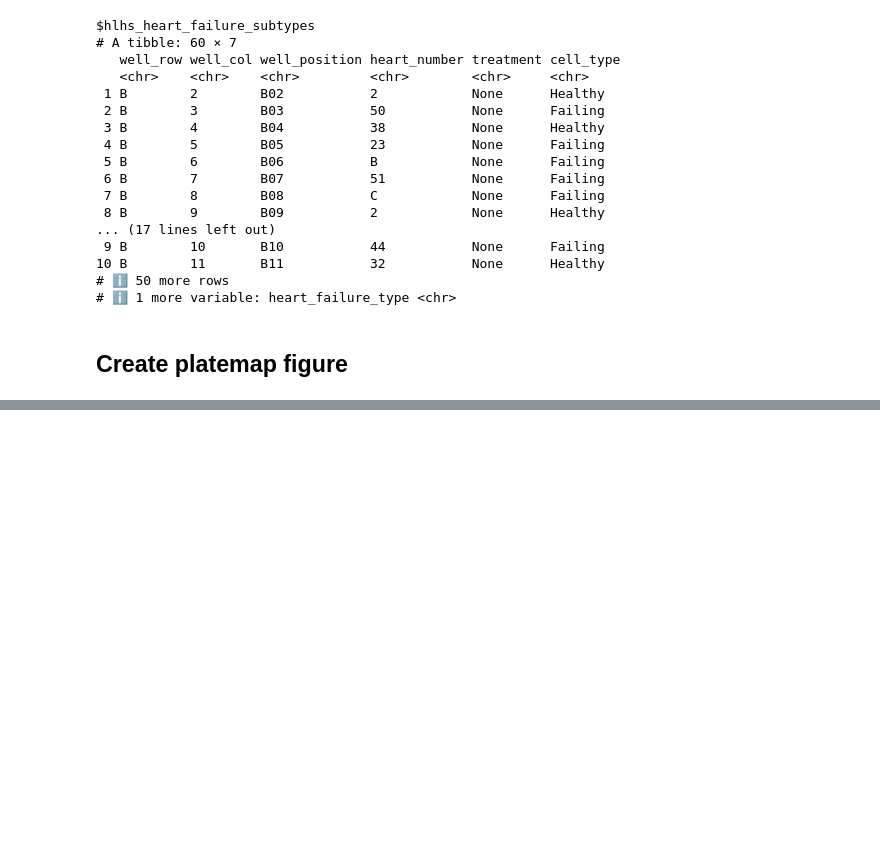
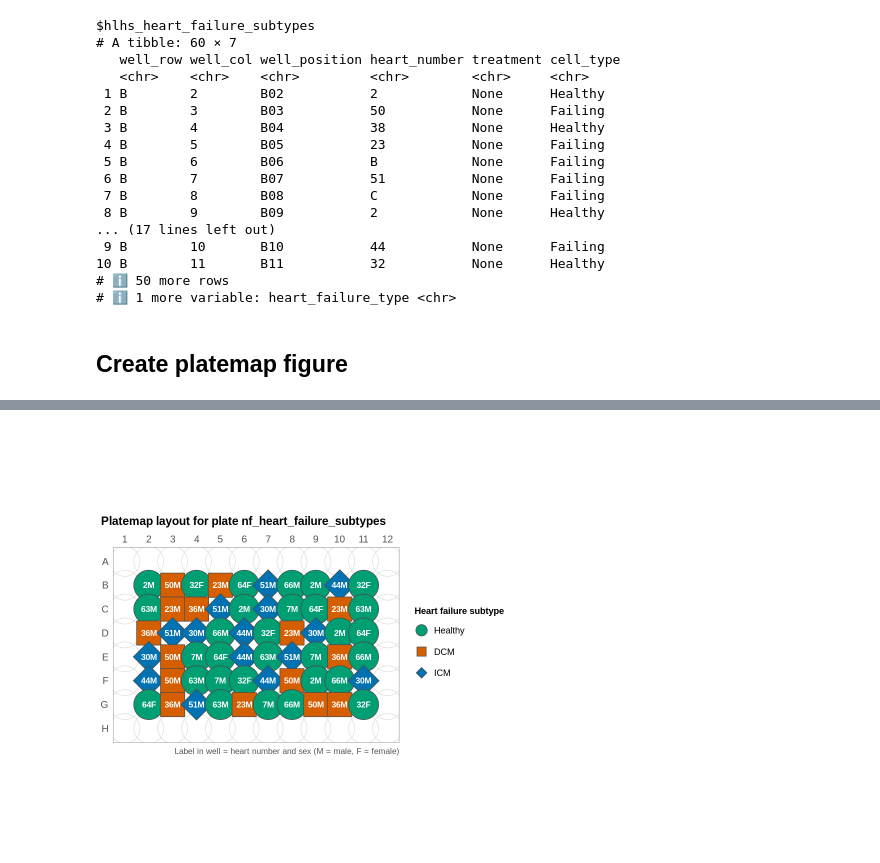
Before and after one commit to WayScience/predicting_cardiac_fibrosis_etiologies, a Jupyter notebook: 0.download_data/metadata/platemap_vis.ipynb, the cells around one changed output, grey strips where cells are left out. Cells and saved outputs as stored; diff of their text form; code cells hidden in the pictures; blank space fills up the shorter version.

```diff
--- a/0.download_data/metadata/platemap_vis.ipynb
+++ b/0.download_data/metadata/platemap_vis.ipynb
@@ -134,0 +219,30 @@ for (plate in names(platemap_dfs)) {
+# %%
+# Platemap with the well color showing the heart failure subtype and the heart number in each well
+plate <- "nf_heart_failure_subtypes"
+
+# Female hearts (all other hearts are male)
+female_hearts <- c("32", "64")
+
+# Label with the heart number and sex (M = male, F = female)
+platemap_df <- platemap_dfs[[plate]] %>%
+    dplyr::mutate(well_label = paste0(heart_number, ifelse(heart_number %in% female_hearts, "F", "M")))
+
+heart_number_platemap <- plot_heart_number_platemap(
+    platemap_df,
+    plate,
+    heart_failure_type_colors,
+    caption = "Label in well = heart number and sex (M = male, F = female)"
+)
+
+ggsave(
+    file.path(output_fig_dir, paste0(plate, "_platemap_figure_heart_numbers.png")),
+    heart_number_platemap,
+    dpi = 500,
+    height = 5.5,
+    width = 10.5,
+    bg = "white"
+)
+
+heart_number_platemap
+# %% [output]
+[figure, added]
```
Also changed, not shown: parts of 5 cells of this notebook, 11 other files.
